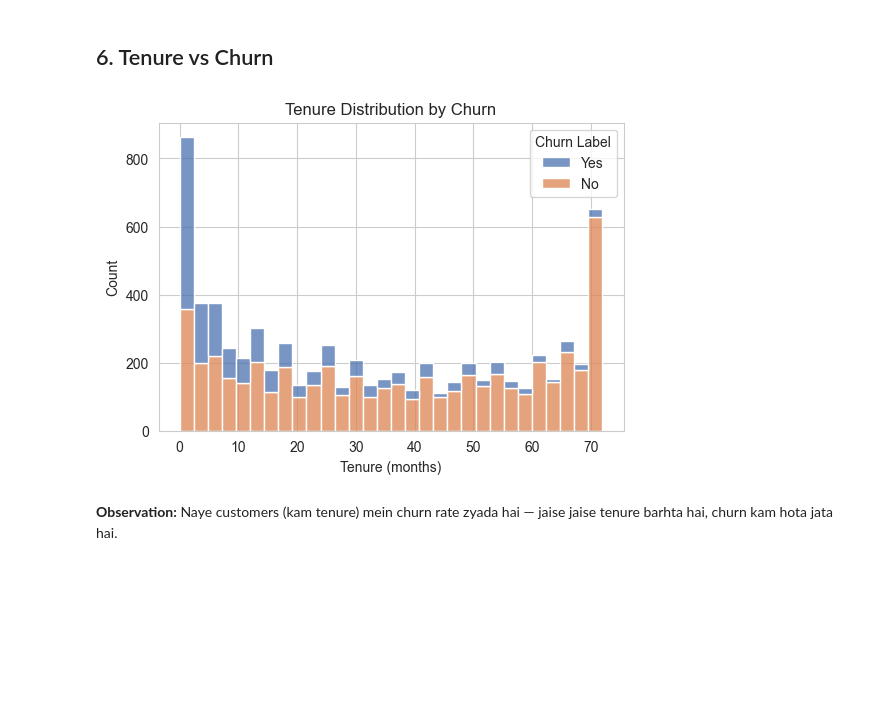
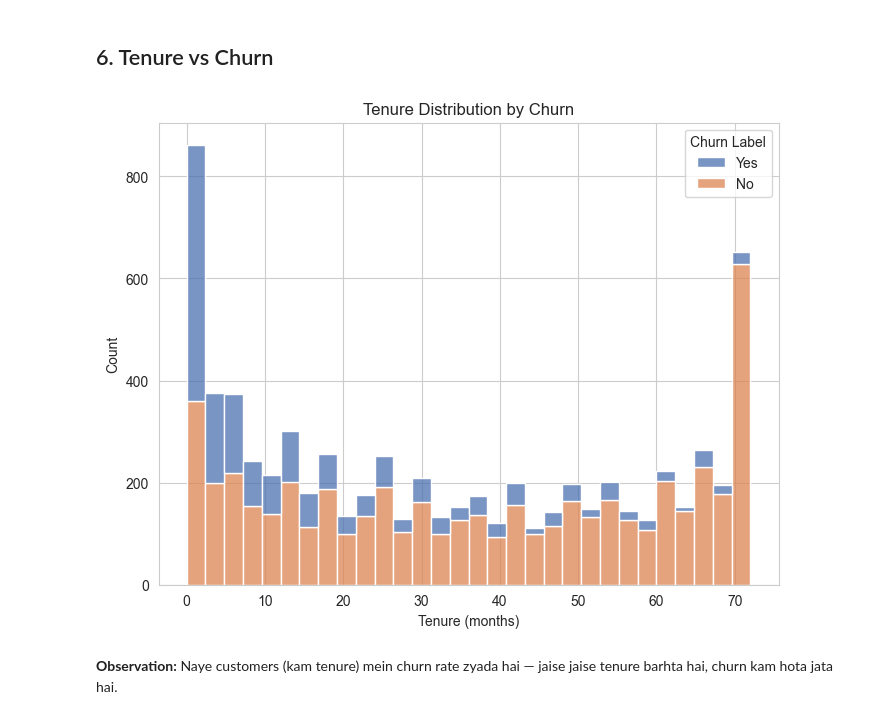
Before and after one commit to abdullahhashmi01/Customer-Churn-Pipeline, a Jupyter notebook: notebook/eda.ipynb, the cells around one changed output. Cells and saved outputs as stored; diff of their text form; code cells hidden in the pictures; blank space fills up the shorter version.

```diff
--- a/notebook/eda.ipynb
+++ b/notebook/eda.ipynb
@@ -113,14 +113,14 @@ Passing `palette` without assigning `hue` is deprecated and will be removed in v
 # %% [markdown]
 ## 6. Tenure vs Churn
 # %%
-plt.figure(figsize=(6,4))
+plt.figure(figsize=(8,6))
 sns.histplot(data=df, x="Tenure Months", hue="Churn Label", multiple="stack",
              palette=["#4C72B0", "#DD8452"], bins=30)
 plt.title("Tenure Distribution by Churn")
 plt.xlabel("Tenure (months)")
 plt.show()
 # %% [output]
-[figure, old version]
+[figure, new version]
 # %% [markdown]
 **Observation:** Naye customers (kam tenure) mein churn rate zyada hai — jaise jaise tenure barhta hai, churn kam hota jata hai.
 # %% [markdown]
```
Also changed, not shown: parts of 4 cells of this notebook.
